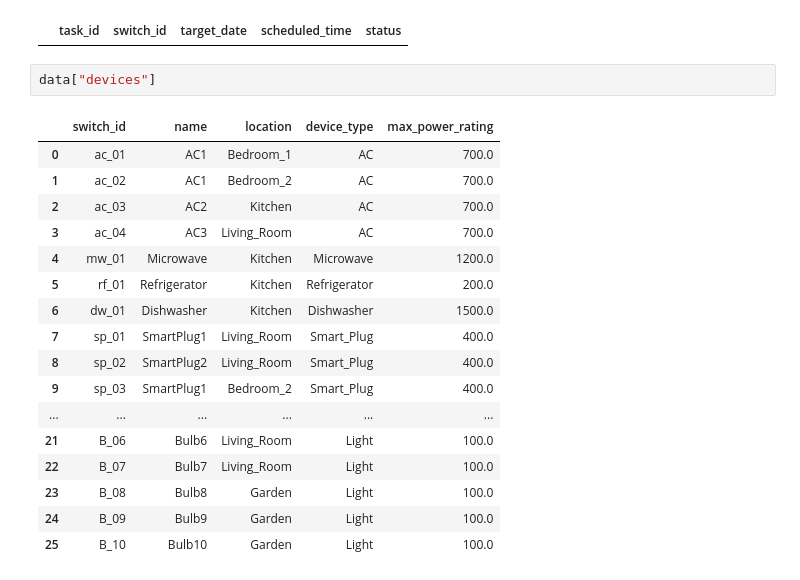
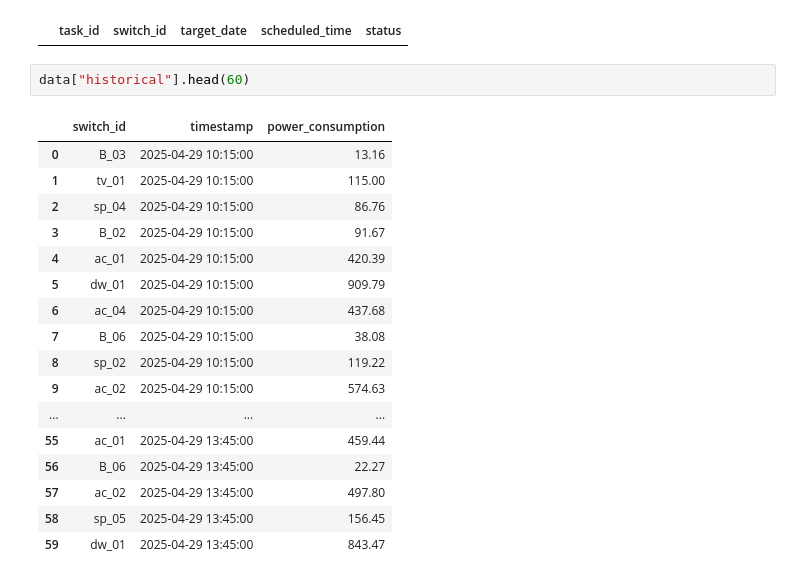
Before and after one commit to Smart-Home-Automation-System-Project/Energy-Consumption-Optimization, a Jupyter notebook: database/view_db.ipynb, the cells around one changed output. Drawn from its saved outputs; the diff is of its cells as text.

```diff
--- a/database/view_db.ipynb
+++ b/database/view_db.ipynb
@@ -55,22 +55,22 @@ data['scheduled_tasks']
 # %% [output]
 |  | task_id | switch_id | target_date | scheduled_time | status |
 # %%
-data["devices"]
+data["historical"].head(60)
 # %% [output]
-|  | switch_id | name | location | device_type | max_power_rating |
-| 0 | ac_01 | AC1 | Bedroom_1 | AC | 700.0 |
-| 1 | ac_02 | AC1 | Bedroom_2 | AC | 700.0 |
-| 2 | ac_03 | AC2 | Kitchen | AC | 700.0 |
-| 3 | ac_04 | AC3 | Living_Room | AC | 700.0 |
-| 4 | mw_01 | Microwave | Kitchen | Microwave | 1200.0 |
-| 5 | rf_01 | Refrigerator | Kitchen | Refrigerator | 200.0 |
-| 6 | dw_01 | Dishwasher | Kitchen | Dishwasher | 1500.0 |
-| 7 | sp_01 | SmartPlug1 | Living_Room | Smart_Plug | 400.0 |
-| 8 | sp_02 | SmartPlug2 | Living_Room | Smart_Plug | 400.0 |
-| 9 | sp_03 | SmartPlug1 | Bedroom_2 | Smart_Plug | 400.0 |
-| ... | ... | ... | ... | ... | ... |
-| 21 | B_06 | Bulb6 | Living_Room | Light | 100.0 |
-| 22 | B_07 | Bulb7 | Living_Room | Light | 100.0 |
-| 23 | B_08 | Bulb8 | Garden | Light | 100.0 |
-| 24 | B_09 | Bulb9 | Garden | Light | 100.0 |
-| 25 | B_10 | Bulb10 | Garden | Light | 100.0 |
+|  | switch_id | timestamp | power_consumption |
+| 0 | B_03 | 2025-04-29 10:15:00 | 13.16 |
+| 1 | tv_01 | 2025-04-29 10:15:00 | 115.00 |
+| 2 | sp_04 | 2025-04-29 10:15:00 | 86.76 |
+| 3 | B_02 | 2025-04-29 10:15:00 | 91.67 |
+| 4 | ac_01 | 2025-04-29 10:15:00 | 420.39 |
+| 5 | dw_01 | 2025-04-29 10:15:00 | 909.79 |
+| 6 | ac_04 | 2025-04-29 10:15:00 | 437.68 |
+| 7 | B_06 | 2025-04-29 10:15:00 | 38.08 |
+| 8 | sp_02 | 2025-04-29 10:15:00 | 119.22 |
+| 9 | ac_02 | 2025-04-29 10:15:00 | 574.63 |
+| ... | ... | ... | ... |
+| 55 | ac_01 | 2025-04-29 13:45:00 | 459.44 |
+| 56 | B_06 | 2025-04-29 13:45:00 | 22.27 |
+| 57 | ac_02 | 2025-04-29 13:45:00 | 497.80 |
+| 58 | sp_05 | 2025-04-29 13:45:00 | 156.45 |
+| 59 | dw_01 | 2025-04-29 13:45:00 | 843.47 |
```
Also changed, not shown: 5 other files.
